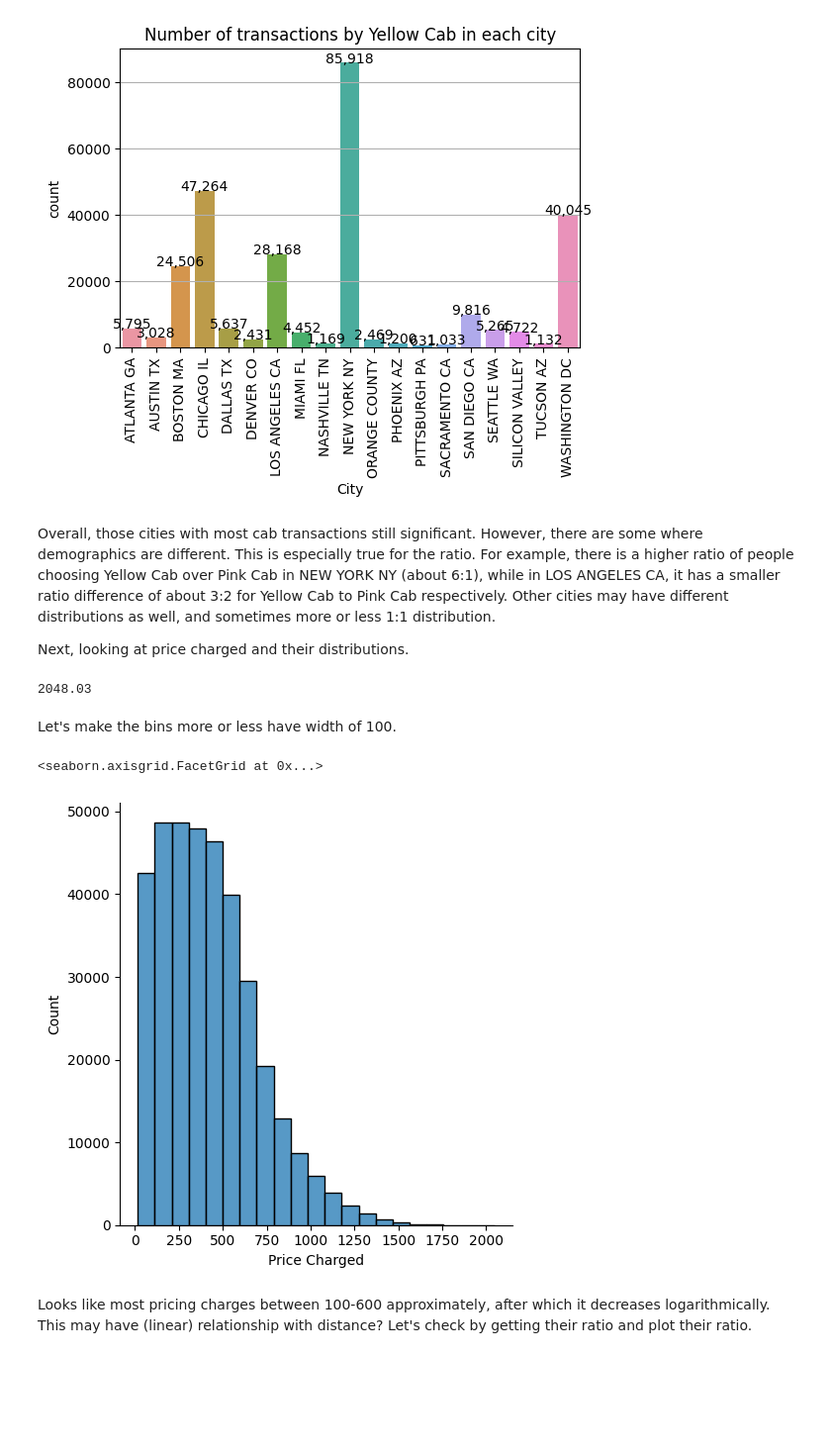
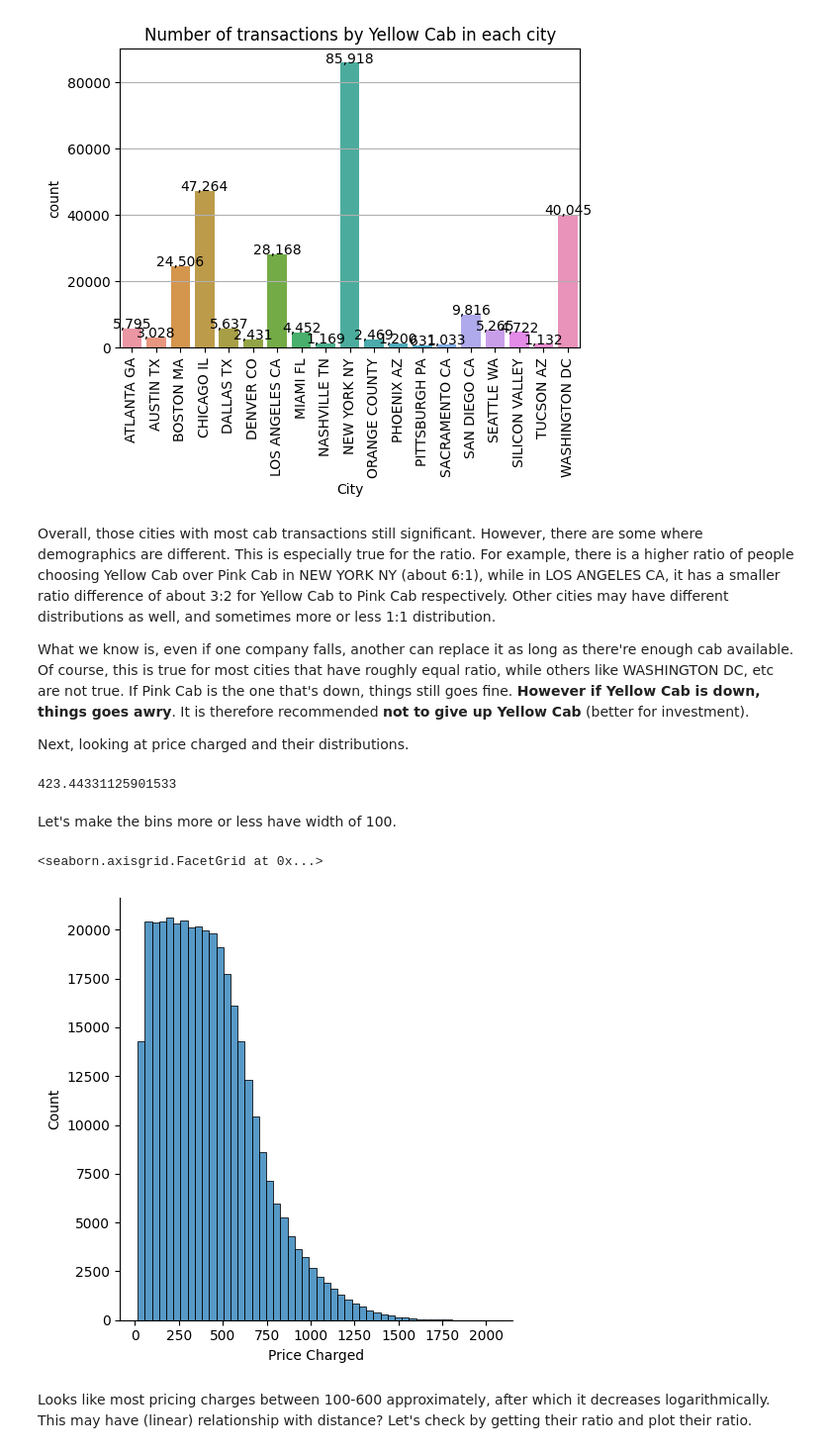
Before and after one commit to Wabinab/DataSets, a Jupyter notebook: discovery.ipynb, the cells around one changed output. Shown at 99% size. Drawn from its saved outputs; the diff is of its cells as text; code cells hidden in the pictures; blank space fills up the shorter version.

```diff
--- a/discovery.ipynb
+++ b/discovery.ipynb
@@ -151,18 +176,20 @@ for i in cab.groupby("Company")["City"]:
 # %% [markdown]
 Overall, those cities with most cab transactions still significant. However, there are some where demographics are different. This is especially true for the ratio. For example, there is a higher ratio of people choosing Yellow Cab over Pink Cab in NEW YORK NY (about 6:1), while in LOS ANGELES CA, it has a smaller ratio difference of about 3:2 for Yellow Cab to Pink Cab respectively. Other cities may have different distributions as well, and sometimes more or less 1:1 distribution.
 
+What we know is, even if one company falls, another can replace it as long as there're enough cab available. Of course, this is true for most cities that have roughly equal ratio, while others like WASHINGTON DC, etc are not true. If Pink Cab is the one that's down, things still goes fine. **However if Yellow Cab is down, things goes awry**. It is therefore recommended **not to give up Yellow Cab** (better for investment).
+
 Next, looking at price charged and their distributions.
 # %%
-cab["Price Charged"]
+cab["Price Charged"].mean()
 # %% [output]
-2048.03
+423.44331125901533
 # %% [markdown]
 Let's make the bins more or less have width of 100.
 # %%
-sns.displot(x=cab["Price Charged"], bins=21)
+sns.displot(x=cab["Price Charged"], bins=50)
 # %% [output]
 <seaborn.axisgrid.FacetGrid at 0x...>
-[figure, old version]
+[figure, new version]
 # %% [markdown]
 Looks like most pricing charges between 100-600 approximately, after which it decreases logarithmically. This may have (linear) relationship with distance? Let's check by getting their ratio and plot their ratio.
 # %%
```
Also changed, not shown: parts of 42 cells of this notebook, 3 other files.
